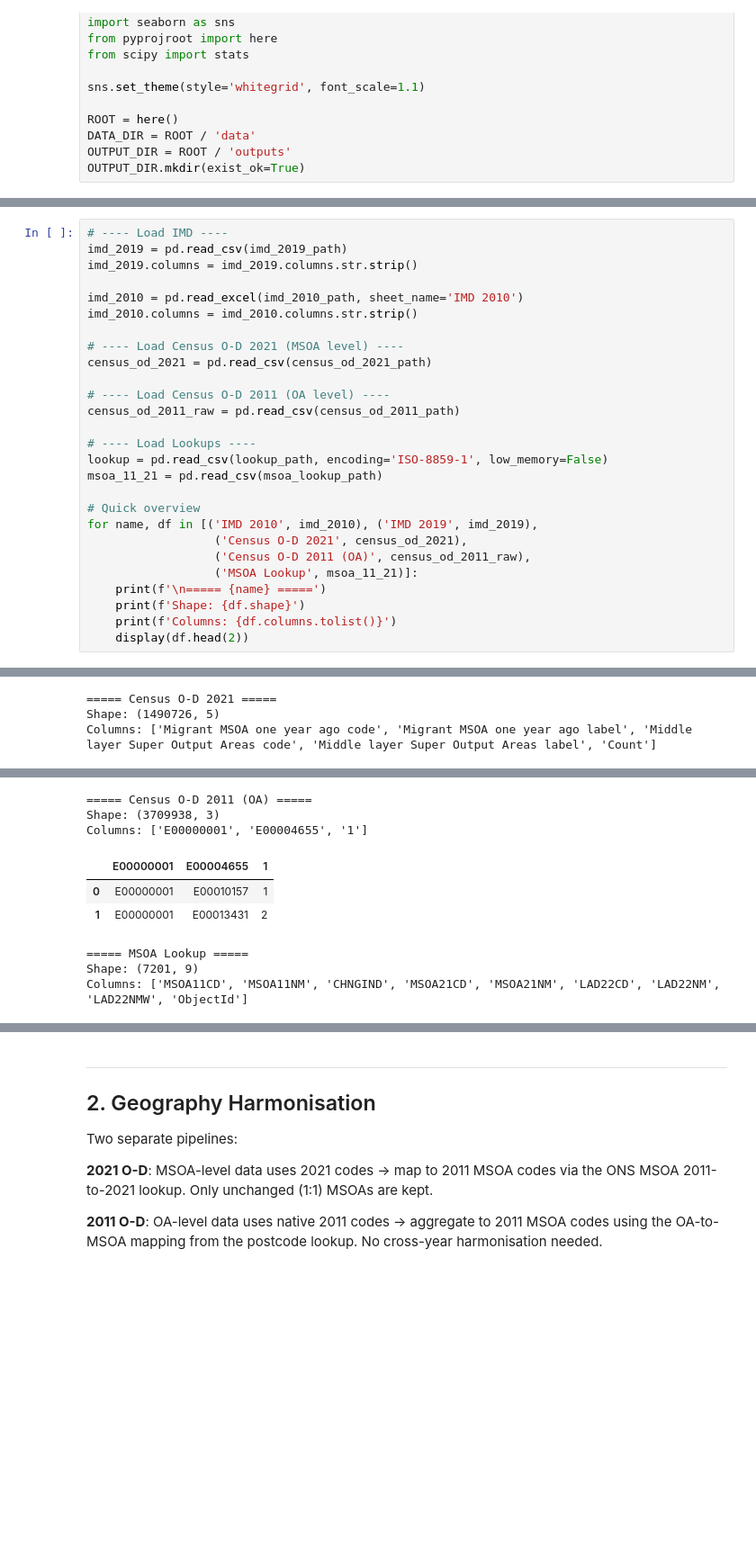
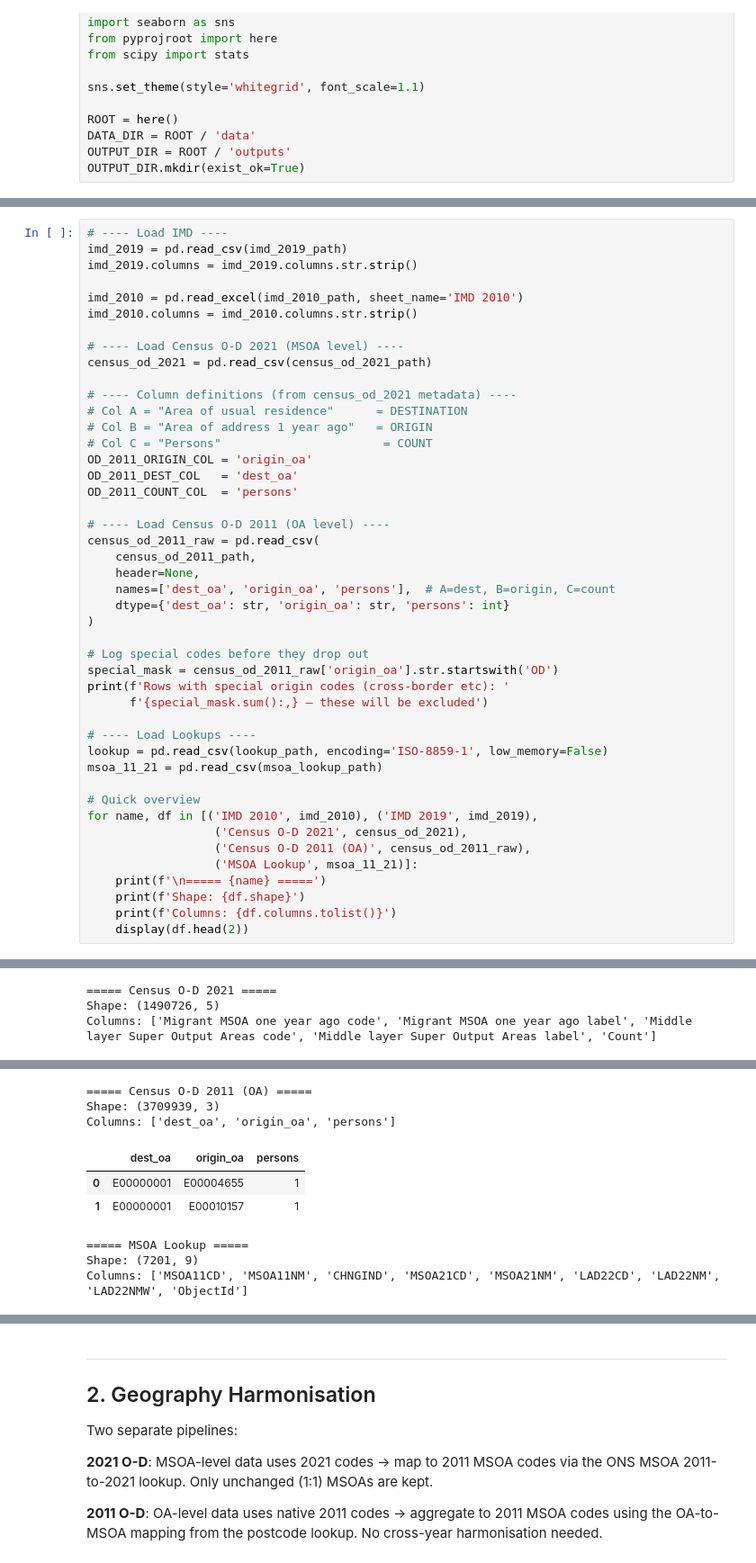
Before and after one commit to yxing82/CASA-Dissertation, a Jupyter notebook: script/eda_adding_2011oddata.ipynb, the cells around one changed output, grey strips where cells are left out. Shown at 90% size. Drawn from its saved outputs; the diff is of its cells as text; blank space fills up the shorter version.

```diff
--- a/script/eda_adding_2011oddata.ipynb
+++ b/script/eda_adding_2011oddata.ipynb
@@ -103,8 +79,26 @@ imd_2010.columns = imd_2010.columns.str.strip()
 # ---- Load Census O-D 2021 (MSOA level) ----
 census_od_2021 = pd.read_csv(census_od_2021_path)
 
+# ---- Column definitions (from census_od_2021 metadata) ----
+# Col A = "Area of usual residence"      = DESTINATION
+# Col B = "Area of address 1 year ago"   = ORIGIN
+# Col C = "Persons"                       = COUNT
+OD_2011_ORIGIN_COL = 'origin_oa'
+OD_2011_DEST_COL   = 'dest_oa'
+OD_2011_COUNT_COL  = 'persons'
+
 # ---- Load Census O-D 2011 (OA level) ----
-census_od_2011_raw = pd.read_csv(census_od_2011_path)
+census_od_2011_raw = pd.read_csv(
+    census_od_2011_path,
+    header=None,
+    names=['dest_oa', 'origin_oa', 'persons'],  # A=dest, B=origin, C=count
+    dtype={'dest_oa': str, 'origin_oa': str, 'persons': int}
+)
+
+# Log special codes before they drop out
+special_mask = census_od_2011_raw['origin_oa'].str.startswith('OD')
+print(f'Rows with special origin codes (cross-border etc): '
+      f'{special_mask.sum():,} — these will be excluded')
 
 # ---- Load Lookups ----
 lookup = pd.read_csv(lookup_path, encoding='ISO-8859-1', low_memory=False)
@@ -123,28 +119,28 @@ for name, df in [('IMD 2010', imd_2010), ('IMD 2019', imd_2019),
 ===== IMD 2010 =====
 Shape: (32482, 7)
 Columns: ['LSOA CODE', 'LA CODE', 'LA NAME', 'GOR CODE', 'GOR NAME', 'IMD SCORE', 'RANK OF IMD SCORE (where 1 is most deprived)']
 |  | LSOA CODE | LA CODE | LA NAME | GOR CODE | GOR NAME | IMD SCORE | RANK OF IMD SCORE (where 1 is mos... |
 | 0 | E01000001 | 00AA | City of London | H | London | 6.161637 | 28814 |
 | 1 | E01000002 | 00AA | City of London | H | London | 5.585054 | 29450 |
 ===== IMD 2019 =====
 Shape: (32844, 57)
 Columns: ['LSOA code (2011)', 'LSOA name (2011)', 'Local Authority District code (2019)', 'Local Authority District name (2019)', 'Index of Multiple Deprivation (IMD) Score', 'Index of Multiple Depriv ...
 |  | LSOA code (2011) | LSOA name (2011) | Local Authority District code (2019) | Local Authority District name (2019) | Index of Multiple Deprivation (IM... | ... |
 | 0 | E01000001 | City of London 001A | E09000001 | City of London | 6.208 | ... |
 | 1 | E01000002 | City of London 001B | E09000001 | City of London | 5.143 | ... |
 2 rows × 57 columns
 ===== Census O-D 2021 =====
 Shape: (1490726, 5)
 Columns: ['Migrant MSOA one year ago code', 'Migrant MSOA one year ago label', 'Middle layer Super Output Areas code', 'Middle layer Super Output Areas label', 'Count']
 |  | Migrant MSOA one year ago code | Migrant MSOA one year ago label | Middle layer Super Output Areas code | Middle layer Super Output Areas l... | Count |
 | 0 | -8 | Does not apply | E02000001 | City of London 001 | 6237 |
 | 1 | -8 | Does not apply | E02000002 | Barking and Dagenham 001 | 7622 |
 ===== Census O-D 2011 (OA) =====
-Shape: (3709938, 3)
-Columns: ['E00000001', 'E00004655', '1']
+Shape: (3709939, 3)
+Columns: ['dest_oa', 'origin_oa', 'persons']
-|  | E00000001 | E00004655 | 1 |
-| 0 | E00000001 | E00010157 | 1 |
-| 1 | E00000001 | E00013431 | 2 |
+|  | dest_oa | origin_oa | persons |
+| 0 | E00000001 | E00004655 | 1 |
+| 1 | E00000001 | E00010157 | 1 |
 ===== MSOA Lookup =====
 Shape: (7201, 9)
 Columns: ['MSOA11CD', 'MSOA11NM', 'CHNGIND', 'MSOA21CD', 'MSOA21NM', 'LAD22CD', 'LAD22NM', 'LAD22NMW', 'ObjectId']
```
Also changed, not shown: parts of 15 cells of this notebook, 18 other files.
